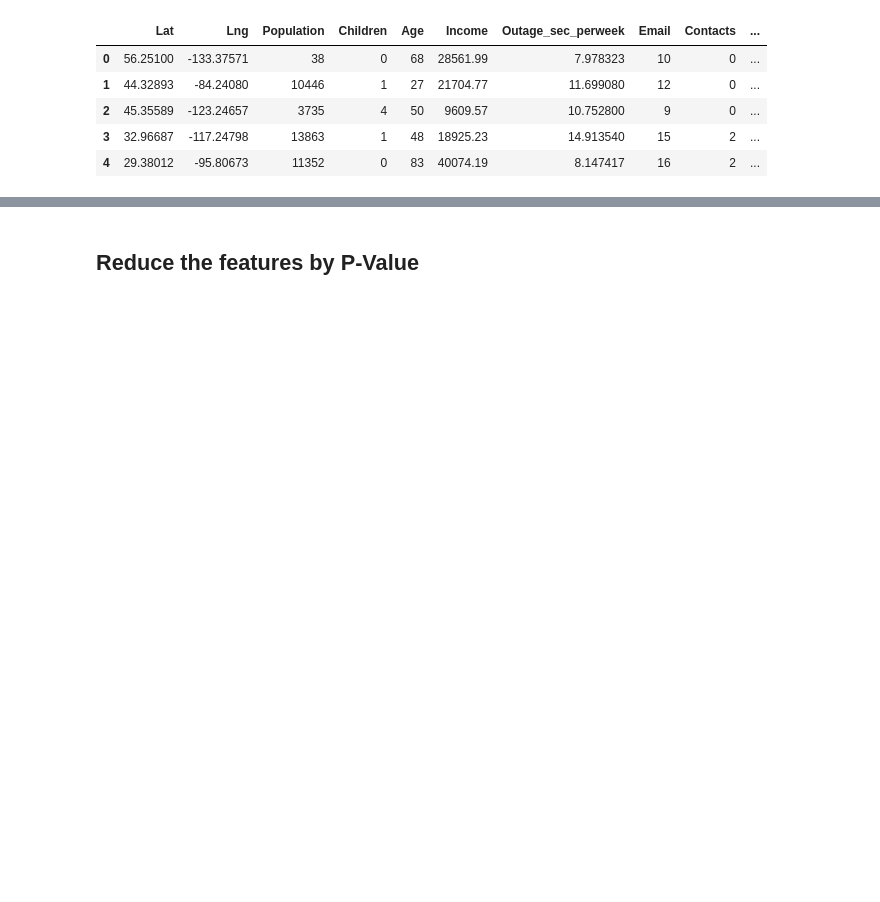
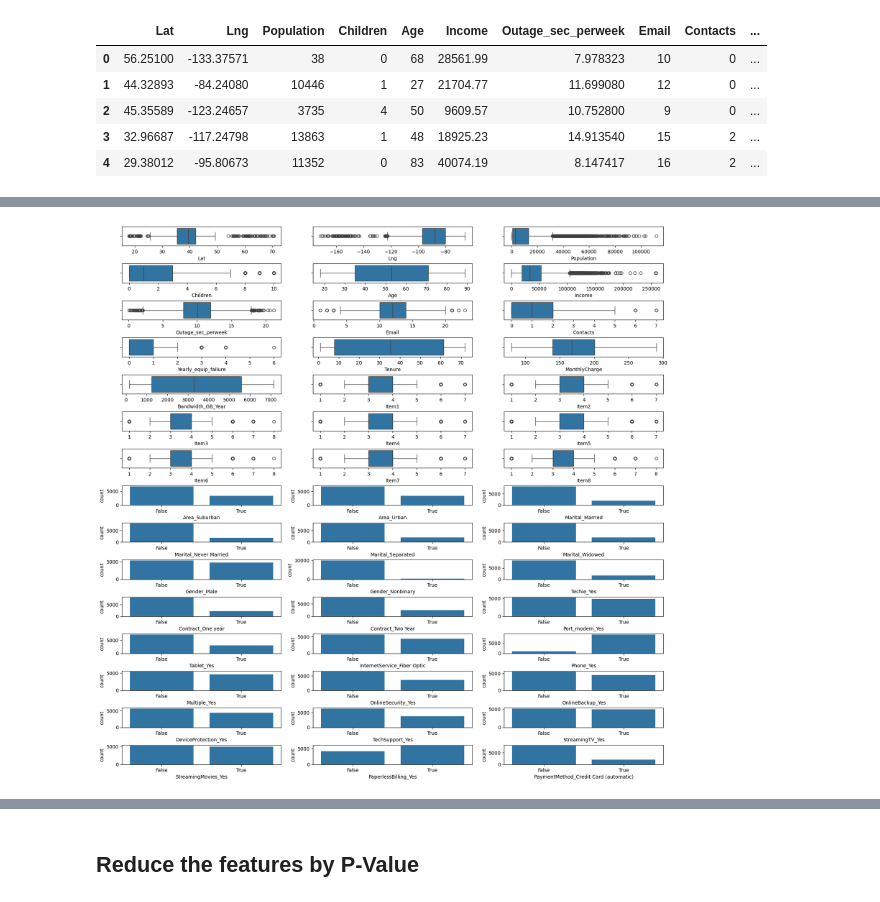
Before and after one commit to imwinters/D208, a Jupyter notebook: Task2/experiment.ipynb, the cells around one changed output, grey strips where cells are left out. Cells and saved outputs as stored; diff of their text form; code cells hidden in the pictures; blank space fills up the shorter version.

```diff
--- a/Task2/experiment.ipynb
+++ b/Task2/experiment.ipynb
@@ -72,0 +106,5 @@ Name: PaperlessBilling_Yes, dtype: object
+# %%
+stats = X.describe()
+rotated = stats.transpose()
+for index, row in rotated.iterrows():
+    print(f"{row.name} has a mean of {row['mean']}, a std dev of {row['std']}, a min of {row['min']} and a max of {row['max']}. \n")
@@ -73,18 +129,20 @@ Name: PaperlessBilling_Yes, dtype: object
 # %%
 
 import matplotlib.pyplot as plt
 column_count = 3
 fig, axis = plt.subplots(len(X.columns) // column_count, column_count, figsize=(20, 20))
 i = 0
 len_axis = len(axis)
 for triaxis in axis:
     for sub_axis in triaxis:
             index = X.columns[i].find("_")
             substring = X.columns[i][:index]
             plt.subplots_adjust(hspace=0.9)
-            if index >= 0 and substring in categoricals:
+            if index >= 0 and substring in categoricals or "Port" in substring:
                 sns.countplot(data=df, ax=sub_axis, x=X.columns[i])
             else:
                 sns.boxplot(data = df, ax=sub_axis, x=X.columns[i])
             i = i+1
 plt.show()
+# %% [output]
+[figure, added]
```
Also changed, not shown: parts of 24 cells of this notebook, 1 other file.
